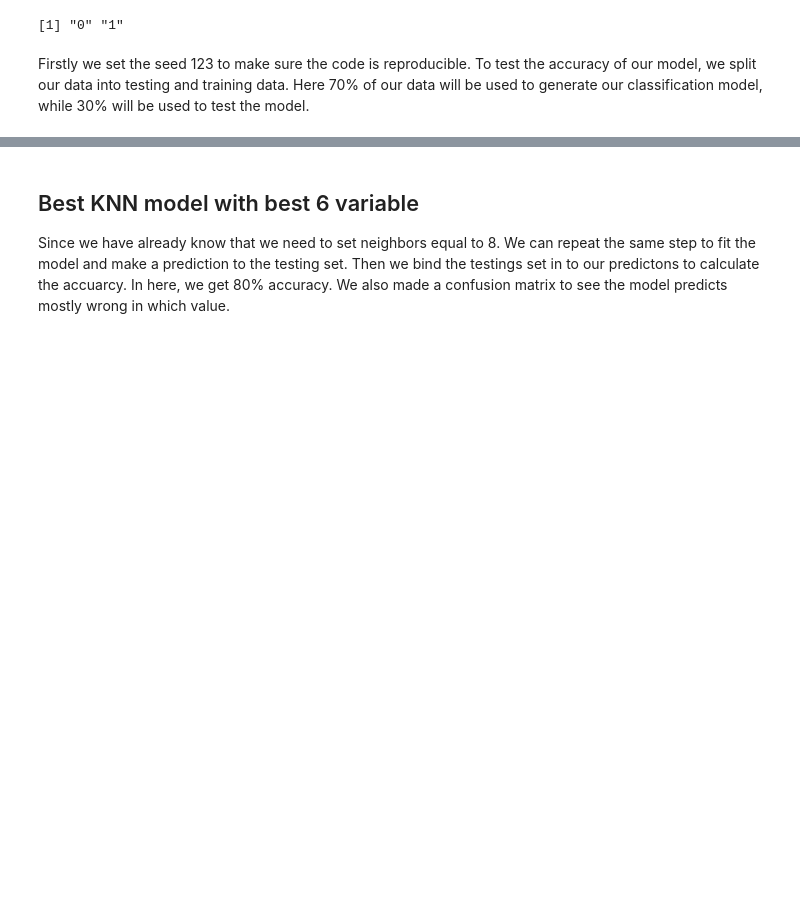
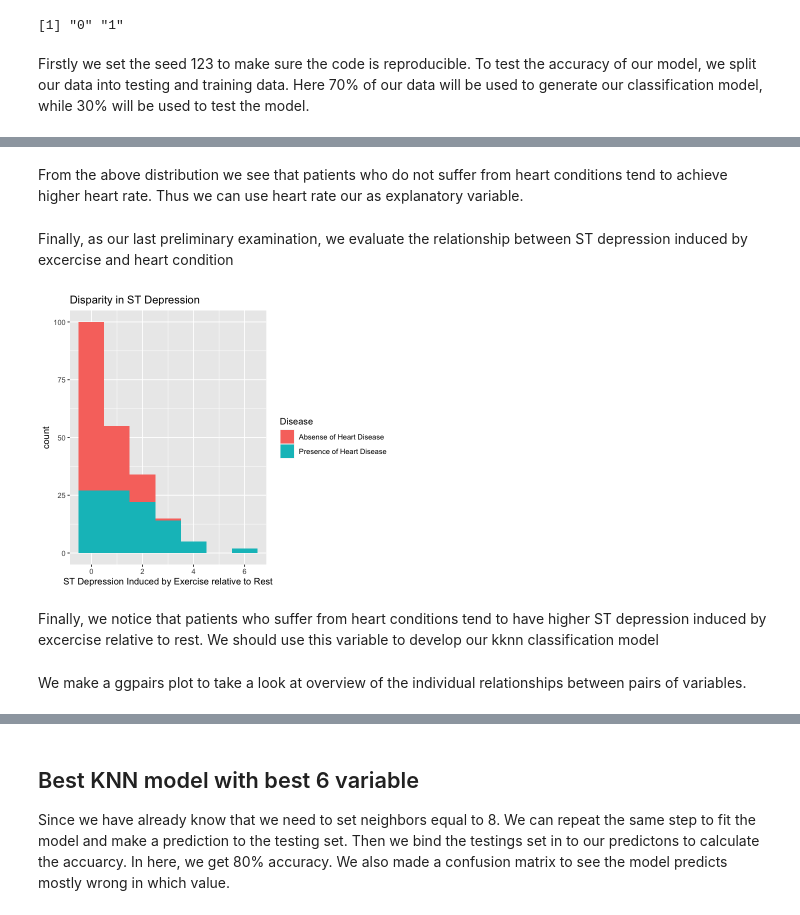
Before and after one commit to davinleong/group_project, a Jupyter notebook: project_report.ipynb, the cells around one changed output, grey strips where cells are left out. Drawn from its saved outputs; the diff is of its cells as text; code cells hidden in the pictures; blank space fills up the shorter version.

```diff
--- a/project_report.ipynb
+++ b/project_report.ipynb
@@ -153,3 +191,20 @@ ggtitle("The count of Diagnoses of Heart Disease's presence through ST depressio
+# %% [markdown]
+From the above distribution we see that patients who do not suffer from heart conditions tend to achieve higher heart rate. Thus we can use heart rate our as explanatory variable.
+# %% [markdown]
+Finally, as our last preliminary examination, we evaluate the relationship between ST depression induced by excercise and heart condition
+# %%
+train_set%>%
+ggplot(aes(x=oldpeak,fill=num))+
+geom_histogram(binwidth=1)+
+scale_fill_discrete(name = "Disease", breaks = c("0","1"), labels = c("Absense of Heart Disease","Presence of Heart Disease")) +
+labs(x="ST Depression Induced by Exercise relative to Rest", fill="Disease")+
+ggtitle("Disparity in ST Depression")
+# %% [output]
+[figure, added]
+# %% [markdown]
+Finally, we notice that patients who suffer from heart conditions tend to have higher ST depression induced by excercise relative to rest. We should use this variable to develop our kknn classification model
+# %% [markdown]
+We make a ggpairs plot to take a look at overview of the individual relationships between pairs of variables.
 # %%
 options(repr.plot.height = 25, repr.plot.width = 25)
 train_set%>%ggpairs(lower=list(combo=wrap("facethist", binwidth=5)))
```
Also changed, not shown: parts of 37 cells of this notebook.
